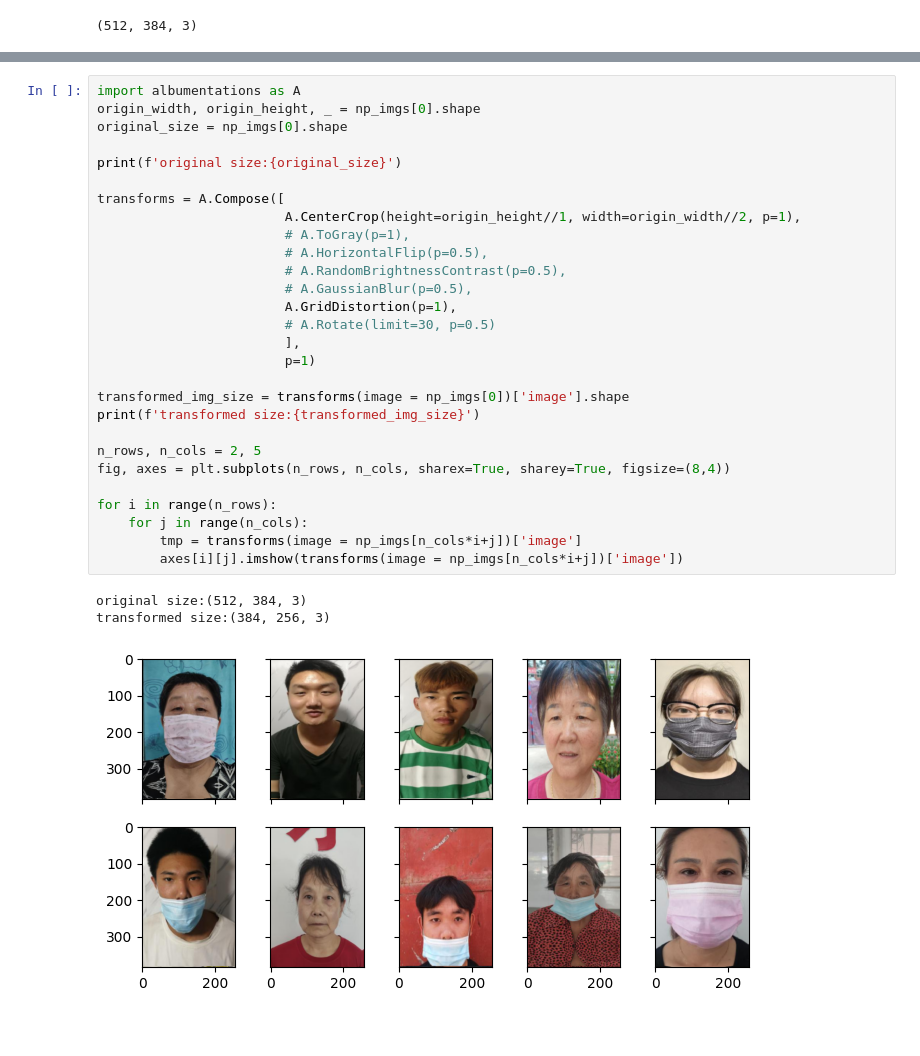
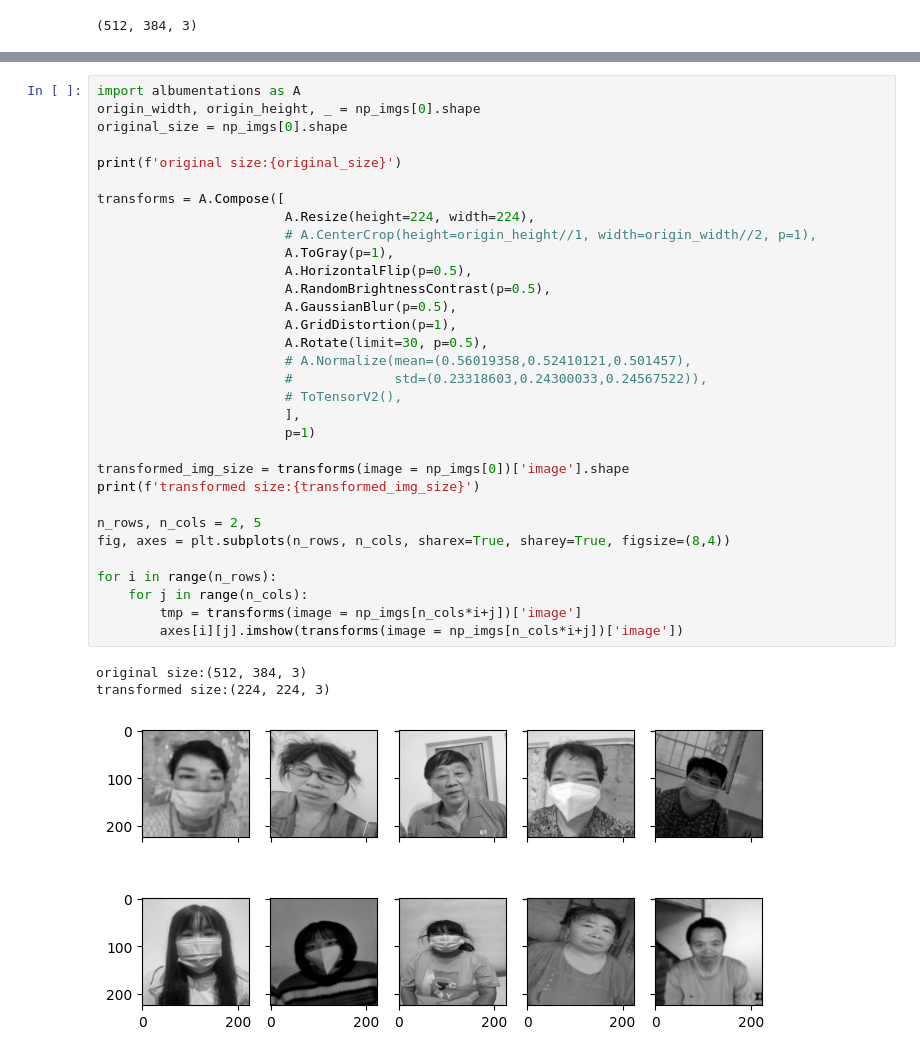
Before and after one commit to boostcampaitech4cv2/level1_imageclassification_cv-level1-cv-06, a Jupyter notebook: T4064/lecture/preprocessing.ipynb, the cells around one changed output, grey strips where cells are left out. Drawn from its saved outputs; the diff is of its cells as text; blank space fills up the shorter version.

```diff
--- a/T4064/lecture/preprocessing.ipynb
+++ b/T4064/lecture/preprocessing.ipynb
@@ -154,32 +155,36 @@ transformed size:(224, 224, 3)
 # %%
 import albumentations as A
 origin_width, origin_height, _ = np_imgs[0].shape
 original_size = np_imgs[0].shape
 
 print(f'original size:{original_size}')
 
 transforms = A.Compose([
-                        A.CenterCrop(height=origin_height//1, width=origin_width//2, p=1),
-                        # A.ToGray(p=1),
-                        # A.HorizontalFlip(p=0.5),
-                        # A.RandomBrightnessContrast(p=0.5),
-                        # A.GaussianBlur(p=0.5),
+                        A.Resize(height=224, width=224),
+                        # A.CenterCrop(height=origin_height//1, width=origin_width//2, p=1),
+                        A.ToGray(p=1),
+                        A.HorizontalFlip(p=0.5),
+                        A.RandomBrightnessContrast(p=0.5),
+                        A.GaussianBlur(p=0.5),
                         A.GridDistortion(p=1),
-                        # A.Rotate(limit=30, p=0.5)
+                        A.Rotate(limit=30, p=0.5),
+                        # A.Normalize(mean=(0.56019358,0.52410121,0.501457),
+                        #             std=(0.23318603,0.24300033,0.24567522)),
+                        # ToTensorV2(),
                         ],
                         p=1)
 
 transformed_img_size = transforms(image = np_imgs[0])['image'].shape
 print(f'transformed size:{transformed_img_size}')
 
 n_rows, n_cols = 2, 5
 fig, axes = plt.subplots(n_rows, n_cols, sharex=True, sharey=True, figsize=(8,4))
 
 for i in range(n_rows):
     for j in range(n_cols):
         tmp = transforms(image = np_imgs[n_cols*i+j])['image']
         axes[i][j].imshow(transforms(image = np_imgs[n_cols*i+j])['image'])
 # %% [output]
 original size:(512, 384, 3)
-transformed size:(384, 256, 3)
+transformed size:(224, 224, 3)
-[figure, old version]
+[figure, new version]
```
Also changed, not shown: parts of 4 cells of this notebook.
